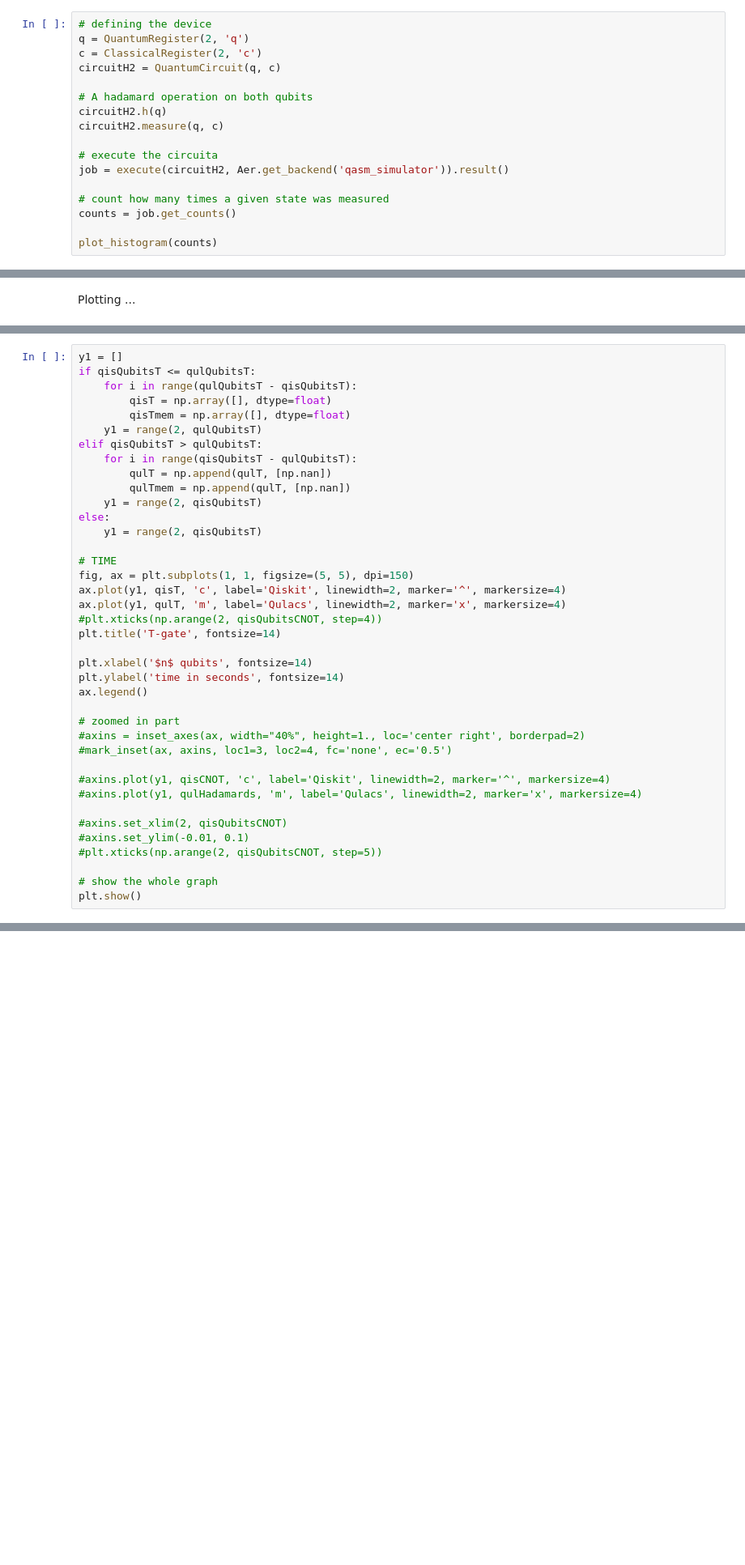
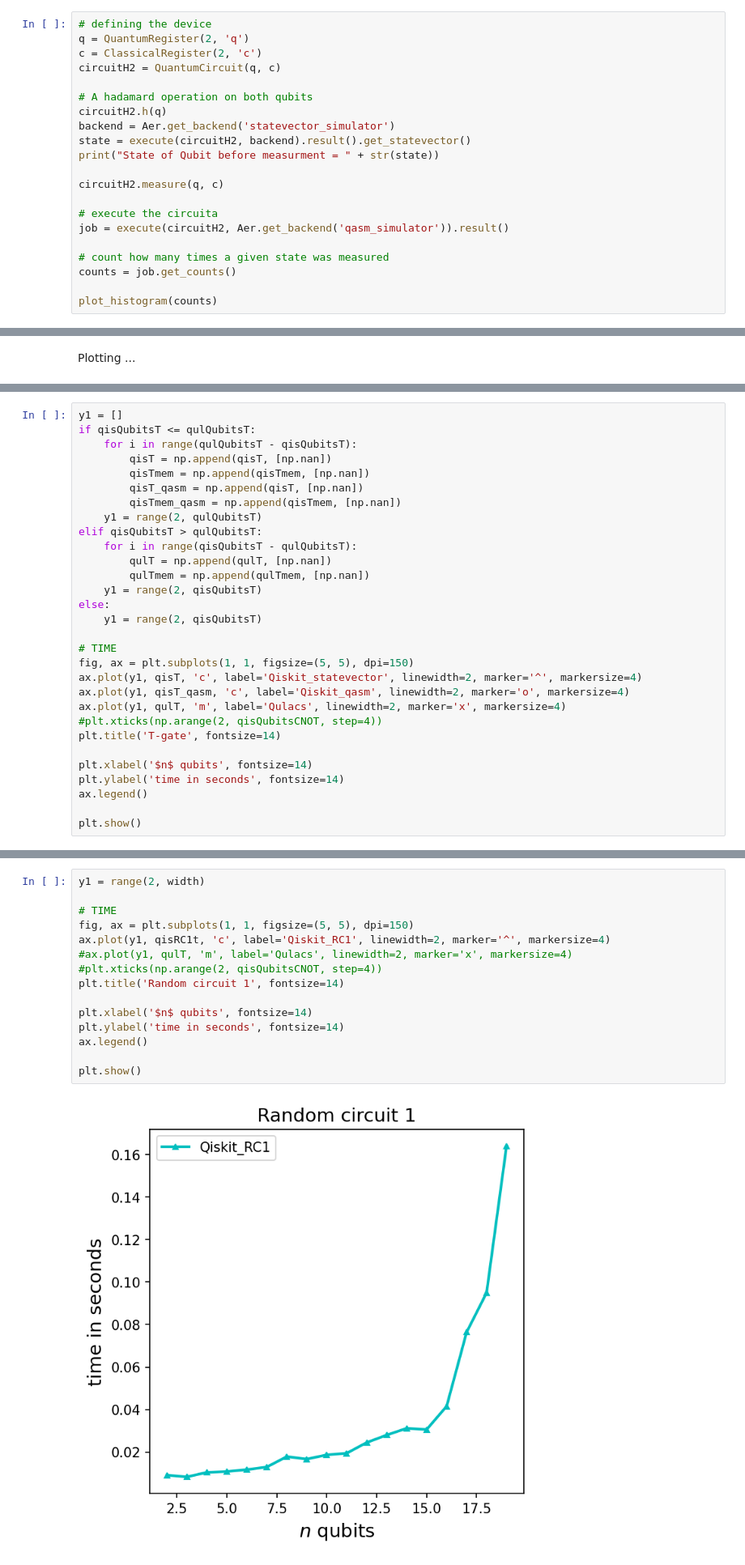
Before and after one commit to sara-nl/QuantumComputing, a Jupyter notebook: notebooks/Basics_and_Benchmarking.ipynb, the cells around one changed output, grey strips where cells are left out. Shown at 81% size. Cells and saved outputs as stored; diff of their text form; blank space fills up the shorter version.

```diff
--- a/notebooks/Basics_and_Benchmarking.ipynb
+++ b/notebooks/Basics_and_Benchmarking.ipynb
@@ -280,6 +279,10 @@ circuitH2 = QuantumCircuit(q, c)
 
 # A hadamard operation on both qubits
 circuitH2.h(q)
+backend = Aer.get_backend('statevector_simulator')
+state = execute(circuitH2, backend).result().get_statevector()
+print("State of Qubit before measurment = " + str(state))
+
 circuitH2.measure(q, c)
 
 # execute the circuita
@@ -877,20 +1101,23 @@ print(qulT)
 y1 = []
 if qisQubitsT <= qulQubitsT:
     for i in range(qulQubitsT - qisQubitsT):
-        qisT = np.array([], dtype=float)
-        qisTmem = np.array([], dtype=float)
+        qisT = np.append(qisT, [np.nan])
+        qisTmem = np.append(qisTmem, [np.nan])
+        qisT_qasm = np.append(qisT, [np.nan])
+        qisTmem_qasm = np.append(qisTmem, [np.nan])
     y1 = range(2, qulQubitsT)
 elif qisQubitsT > qulQubitsT:
     for i in range(qisQubitsT - qulQubitsT):
         qulT = np.append(qulT, [np.nan])
-        qulTmem = np.append(qulT, [np.nan])
+        qulTmem = np.append(qulTmem, [np.nan])
     y1 = range(2, qisQubitsT)
 else:
     y1 = range(2, qisQubitsT)
 
 # TIME
 fig, ax = plt.subplots(1, 1, figsize=(5, 5), dpi=150)
-ax.plot(y1, qisT, 'c', label='Qiskit', linewidth=2, marker='^', markersize=4)
+ax.plot(y1, qisT, 'c', label='Qiskit_statevector', linewidth=2, marker='^', markersize=4)
+ax.plot(y1, qisT_qasm, 'c', label='Qiskit_qasm', linewidth=2, marker='o', markersize=4)
 ax.plot(y1, qulT, 'm', label='Qulacs', linewidth=2, marker='x', markersize=4)
 #plt.xticks(np.arange(2, qisQubitsCNOT, step=4))
 plt.title('T-gate', fontsize=14)
@@ -899,16 +1126,4 @@ plt.xlabel('$n$ qubits', fontsize=14)
 plt.ylabel('time in seconds', fontsize=14)
 ax.legend()
 
-# zoomed in part
-#axins = inset_axes(ax, width="40%", height=1., loc='center right', borderpad=2)
-#mark_inset(ax, axins, loc1=3, loc2=4, fc='none', ec='0.5')
-
-#axins.plot(y1, qisCNOT, 'c', label='Qiskit', linewidth=2, marker='^', markersize=4)
-#axins.plot(y1, qulHadamards, 'm', label='Qulacs', linewidth=2, marker='x', markersize=4)
-
-#axins.set_xlim(2, qisQubitsCNOT)
-#axins.set_ylim(-0.01, 0.1)
-#plt.xticks(np.arange(2, qisQubitsCNOT, step=5))
-
-# show the whole graph
 plt.show()
@@ -1017,0 +1391,17 @@ TODO: Fix gate ratios...Is the ratio of single vs controlled fixed? Is the numbe
+# %%
+y1 = range(2, width)
+
+# TIME
+fig, ax = plt.subplots(1, 1, figsize=(5, 5), dpi=150)
+ax.plot(y1, qisRC1t, 'c', label='Qiskit_RC1', linewidth=2, marker='^', markersize=4)
+#ax.plot(y1, qulT, 'm', label='Qulacs', linewidth=2, marker='x', markersize=4)
+#plt.xticks(np.arange(2, qisQubitsCNOT, step=4))
+plt.title('Random circuit 1', fontsize=14)
+
+plt.xlabel('$n$ qubits', fontsize=14)
+plt.ylabel('time in seconds', fontsize=14)
+ax.legend()
+
+plt.show()
+# %% [output]
+[figure, added]
```
Also changed, not shown: parts of 79 cells of this notebook.
